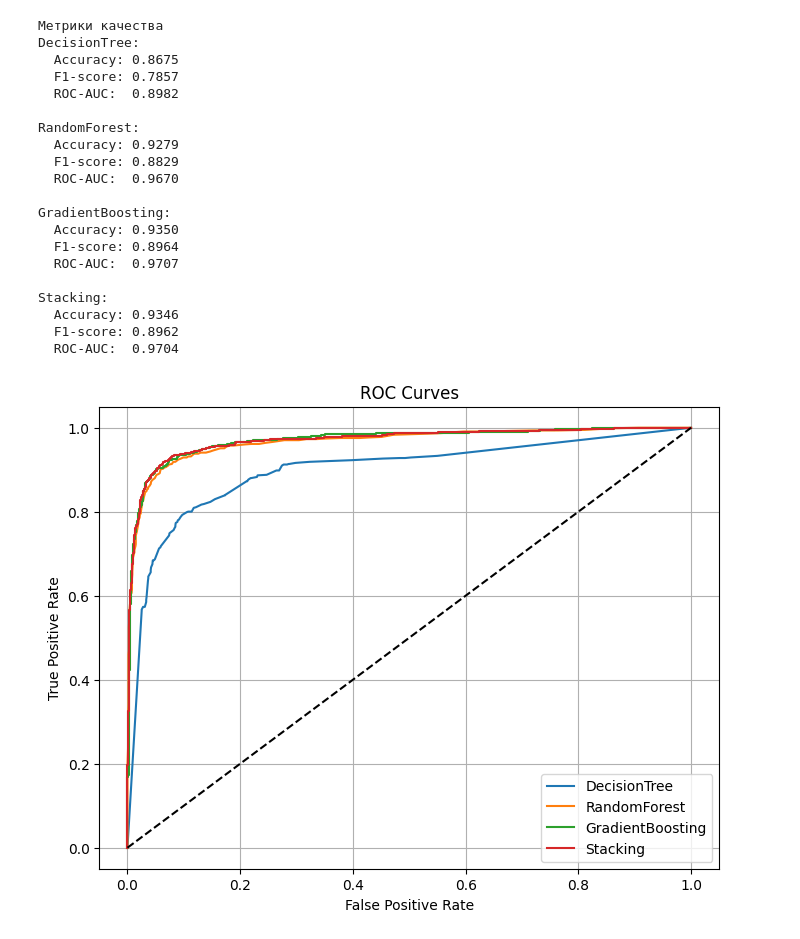
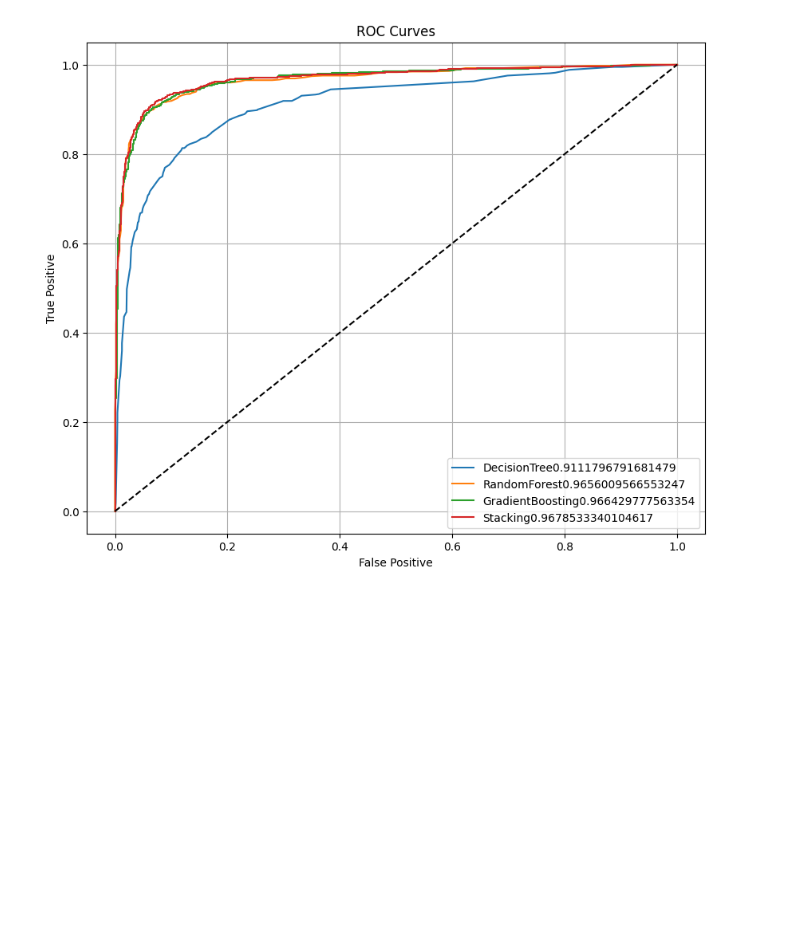
Before and after one commit to irene-gll-hash/irina_rz, a Jupyter notebook: homeworks/HW06/HW06.ipynb, the cells around one changed output. Drawn from its saved outputs; the diff is of its cells as text; code cells hidden in the pictures; blank space fills up the shorter version.

```diff
--- a/homeworks/HW06/HW06.ipynb
+++ b/homeworks/HW06/HW06.ipynb
@@ -36,15 +40,20 @@ print(y.shape)
 print('Классы', np.unique(y))
 
 x_train, x_test, y_train, y_test = train_test_split(
-    x,
+    X,
     y,
     test_size = 0.2,
     stratify=y,
     random_state = 42
 )
 
-print('x \n', x_train)
-print('y \n', y_train)
+print('Размер x_train:', x_train.shape)
+print('Размер y_train:', y_train.shape)
+print('Размер x_test:', x_test.shape)
+print('Размер y_test:', y_test.shape)
+
+print("Фиксированный random_state обеспечивает воспроизводимость эксперимента.")
+print("Stratify сохраняет распределение классов в разбиениях, что важно при дисбалансе.")
 # %% [output]
    id     num01     num02     num03     num04     num05     num06     num07  \
 0   1 -0.946058 -0.070313  1.824445 -2.754422  0.808865 -0.111094 -0.268950
@@ -148,70 +247,32 @@ Stacking Accuracy = 0.9345833333333333
 # %%
-print("Метрики качества")
-
-for name, model in models.items():
-    y_pred = model.predict(x_test)
-
-    accuracy = accuracy_score(y_test, y_pred)
-    f1 = f1_score(y_test, y_pred)  # бинарная классификация
-
-    print(f"{name}:")
-    print(f"  Accuracy: {accuracy:.4f}")
-    print(f"  F1-score: {f1:.4f}")
-
-    # ROC-AUC для моделей с вероятностями
-    if hasattr(model, 'predict_proba'):
-        y_proba = model.predict_proba(x_test)[:, 1]
-        roc_auc = roc_auc_score(y_test, y_proba)
-        print(f"  ROC-AUC:  {roc_auc:.4f}")
-    print()
-
 # ROC-кривые
-plt.figure(figsize=(8, 6))
+plt.figure(figsize=(10, 8))
 for name, model in models.items():
     if hasattr(model, 'predict_proba'):
         y_proba = model.predict_proba(x_test)[:, 1]
-        fpr, tpr, _ = roc_curve(y_test, y_proba)
-        plt.plot(fpr, tpr, label=name)
-
+        fp, tp, _ = roc_curve(y_test, y_proba)
+        roc_auc = roc_auc_score(y_test, y_proba)
+        plt.plot(fp, tp, label=name + str(roc_auc))
 plt.plot([0, 1], [0, 1], 'k--')
-plt.xlabel('False Positive Rate')
-plt.ylabel('True Positive Rate')
+plt.xlabel('False Positive')
+plt.ylabel('True Positive')
 plt.title('ROC Curves')
 plt.legend()
 plt.grid(True)
+plt.savefig('roc_curves.png', dpi=300, bbox_inches='tight')
 plt.show()
 
-# Confusion matrix для всех моделей
+# Confusion matrix
 fig, axes = plt.subplots(2, 2, figsize=(10, 8))
 for (name, model), ax in zip(models.items(), axes.ravel()):
     y_pred = model.predict(x_test)
     cm = confusion_matrix(y_test, y_pred)
     ConfusionMatrixDisplay(cm).plot(ax=ax)
     ax.set_title(name)
-
 plt.tight_layout()
+plt.savefig('confusion_matrix.png', dpi=300, bbox_inches='tight')
 plt.show()
 # %% [output]
-Метрики качества
-DecisionTree:
-  Accuracy: 0.8675
-  F1-score: 0.7857
-  ROC-AUC:  0.8982
-
-RandomForest:
-  Accuracy: 0.9279
-  F1-score: 0.8829
-  ROC-AUC:  0.9670
-
-GradientBoosting:
-  Accuracy: 0.9350
-  F1-score: 0.8964
-  ROC-AUC:  0.9707
-
-Stacking:
-  Accuracy: 0.9346
-  F1-score: 0.8962
-  ROC-AUC:  0.9704
-[figure, old version]
+[figure, new version]
 [figure]
 # %%
```
Also changed, not shown: parts of 7 cells of this notebook.
